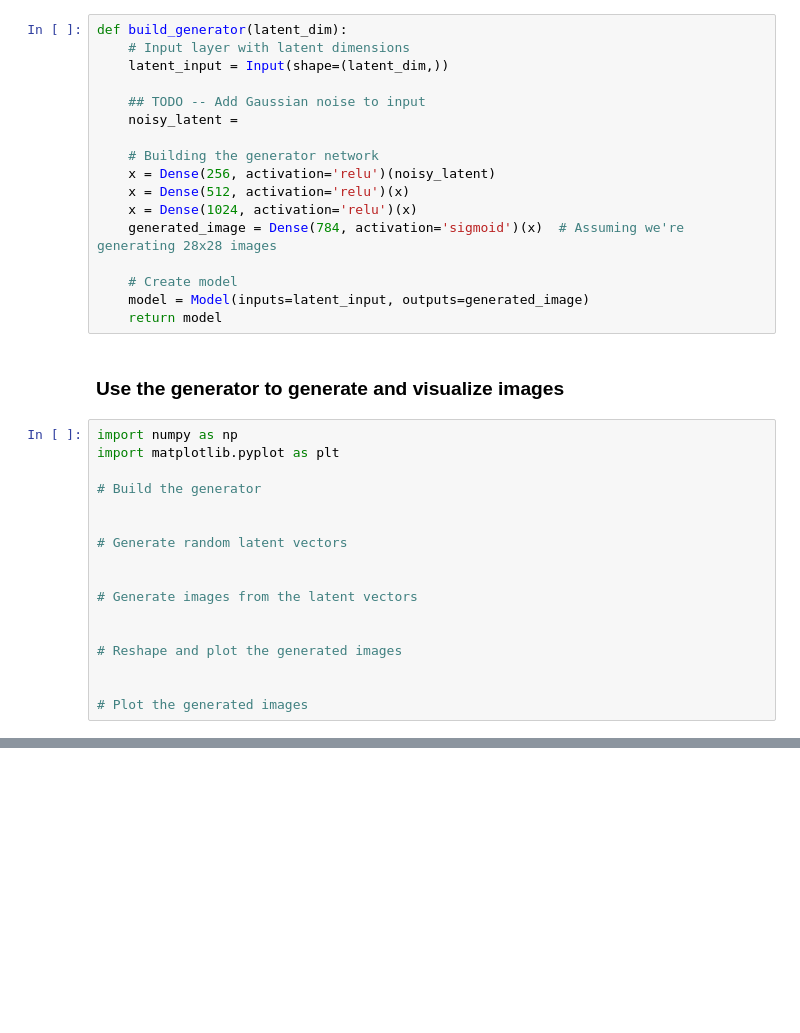
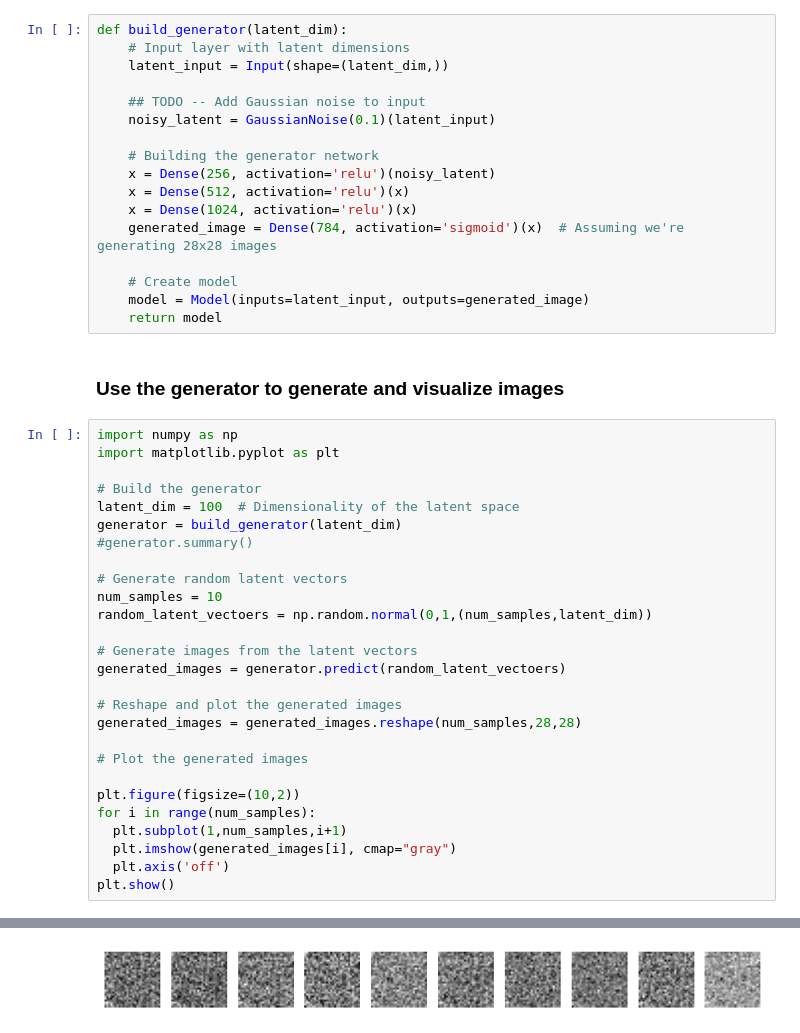
Before and after one commit to LinkedInLearning/evaluating-and-debugging-generative-ai-3808127, a Jupyter notebook: 03_05/03_05-before.ipynb, the cells around one changed output, grey strips where cells are left out. Drawn from its saved outputs; the diff is of its cells as text; blank space fills up the shorter version.

```diff
--- a/03_05/03_05-before.ipynb
+++ b/03_05/03_05-before.ipynb
@@ -18,7 +45,7 @@ def build_generator(latent_dim):
     latent_input = Input(shape=(latent_dim,))
 
     ## TODO -- Add Gaussian noise to input
-    noisy_latent =
+    noisy_latent = GaussianNoise(0.1)(latent_input)
 
     # Building the generator network
     x = Dense(256, activation='relu')(noisy_latent)
@@ -36,15 +63,26 @@ import numpy as np
 import matplotlib.pyplot as plt
 
 # Build the generator
-
+latent_dim = 100  # Dimensionality of the latent space
+generator = build_generator(latent_dim)
+#generator.summary()
 
 # Generate random latent vectors
-
+num_samples = 10
+random_latent_vectoers = np.random.normal(0,1,(num_samples,latent_dim))
 
 # Generate images from the latent vectors
-
+generated_images = generator.predict(random_latent_vectoers)
 
 # Reshape and plot the generated images
-
+generated_images = generated_images.reshape(num_samples,28,28)
 
 # Plot the generated images
+
+plt.figure(figsize=(10,2))
+for i in range(num_samples):
+  plt.subplot(1,num_samples,i+1)
+  plt.imshow(generated_images[i], cmap="gray")
+  plt.axis('off')
+plt.show()
+# %% [output]
@@ -50,0 +90 @@ import matplotlib.pyplot as plt
+[figure, added]
```
Also changed, not shown: parts of 3 cells of this notebook, 3 other files.
